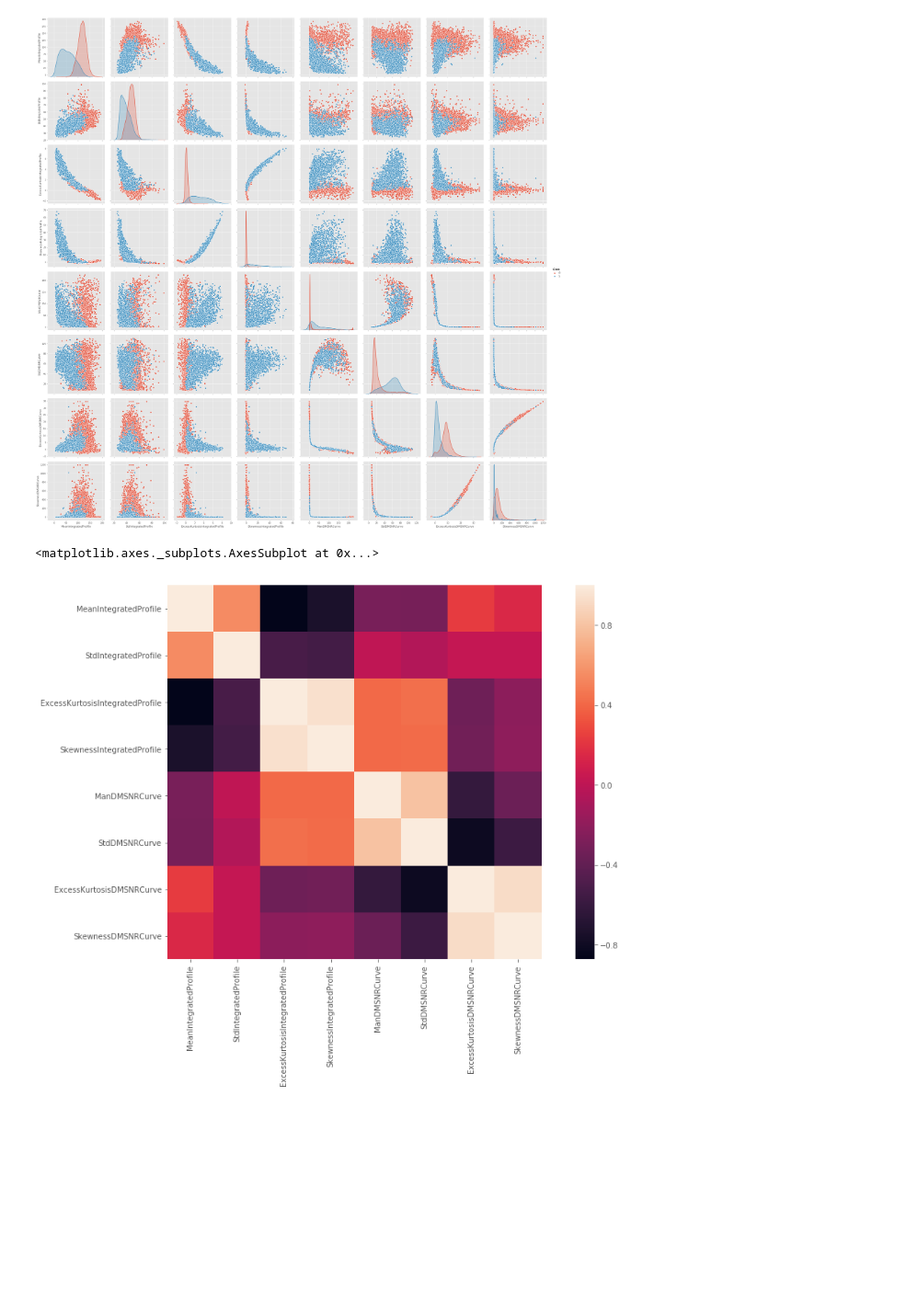
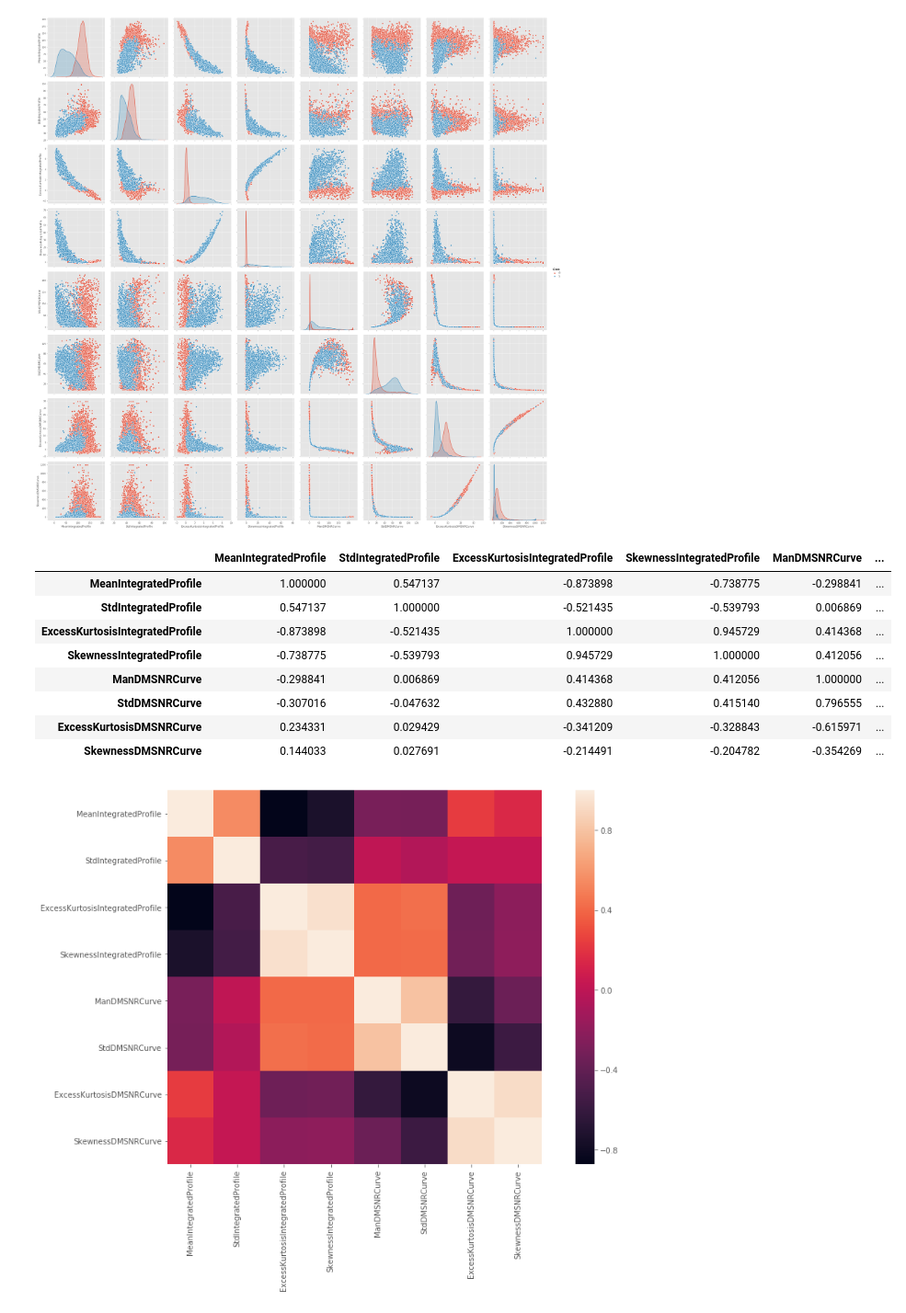
Before and after one commit to DEVSOFTNET/pulsar-star-classifier, a Jupyter notebook: src/pulsar-star-classifier.ipynb, the cells around one changed output. Shown at 92% size. Drawn from its saved outputs; the diff is of its cells as text; code cells hidden in the pictures; blank space fills up the shorter version.

Commit message:
Update pulsar-star-classifier.ipynb
Se agregue el metodo de correlacion de pearson

```diff
--- a/src/pulsar-star-classifier.ipynb
+++ b/src/pulsar-star-classifier.ipynb
@@ -81,11 +81,20 @@ sb.pairplot(data.dropna(), hue='Clase',height= 4,vars=['MeanIntegratedProfile',
 <seaborn.axisgrid.PairGrid at 0x...>
 [figure]
 # %%
-# Diagrama de correlacion
-cor = data.drop(['Clase'], axis=1).corr() # Calculamos la correcion de las variables
+# Diagrama de correlacion de Pearson
+cor = data.drop(['Clase'], axis=1).corr(method='pearson') # Calculamos la correcion de las variables
 sb.heatmap(cor, square = True) #Show el grafico de colerracion
+cor # imprimimos la tabla de correlacion
 # %% [output]
-<matplotlib.axes._subplots.AxesSubplot at 0x...>
+|  | MeanIntegratedProfile | StdIntegratedProfile | ExcessKurtosisIntegratedProfile | SkewnessIntegratedProfile | ManDMSNRCurve | ... |
+| MeanIntegratedProfile | 1.000000 | 0.547137 | -0.873898 | -0.738775 | -0.298841 | ... |
+| StdIntegratedProfile | 0.547137 | 1.000000 | -0.521435 | -0.539793 | 0.006869 | ... |
+| ExcessKurtosisIntegratedProfile | -0.873898 | -0.521435 | 1.000000 | 0.945729 | 0.414368 | ... |
+| SkewnessIntegratedProfile | -0.738775 | -0.539793 | 0.945729 | 1.000000 | 0.412056 | ... |
+| ManDMSNRCurve | -0.298841 | 0.006869 | 0.414368 | 0.412056 | 1.000000 | ... |
+| StdDMSNRCurve | -0.307016 | -0.047632 | 0.432880 | 0.415140 | 0.796555 | ... |
+| ExcessKurtosisDMSNRCurve | 0.234331 | 0.029429 | -0.341209 | -0.328843 | -0.615971 | ... |
+| SkewnessDMSNRCurve | 0.144033 | 0.027691 | -0.214491 | -0.204782 | -0.354269 | ... |
 [figure]
 # %%
 # Generando PCA
```
Also changed, not shown: parts of 2 cells of this notebook.
